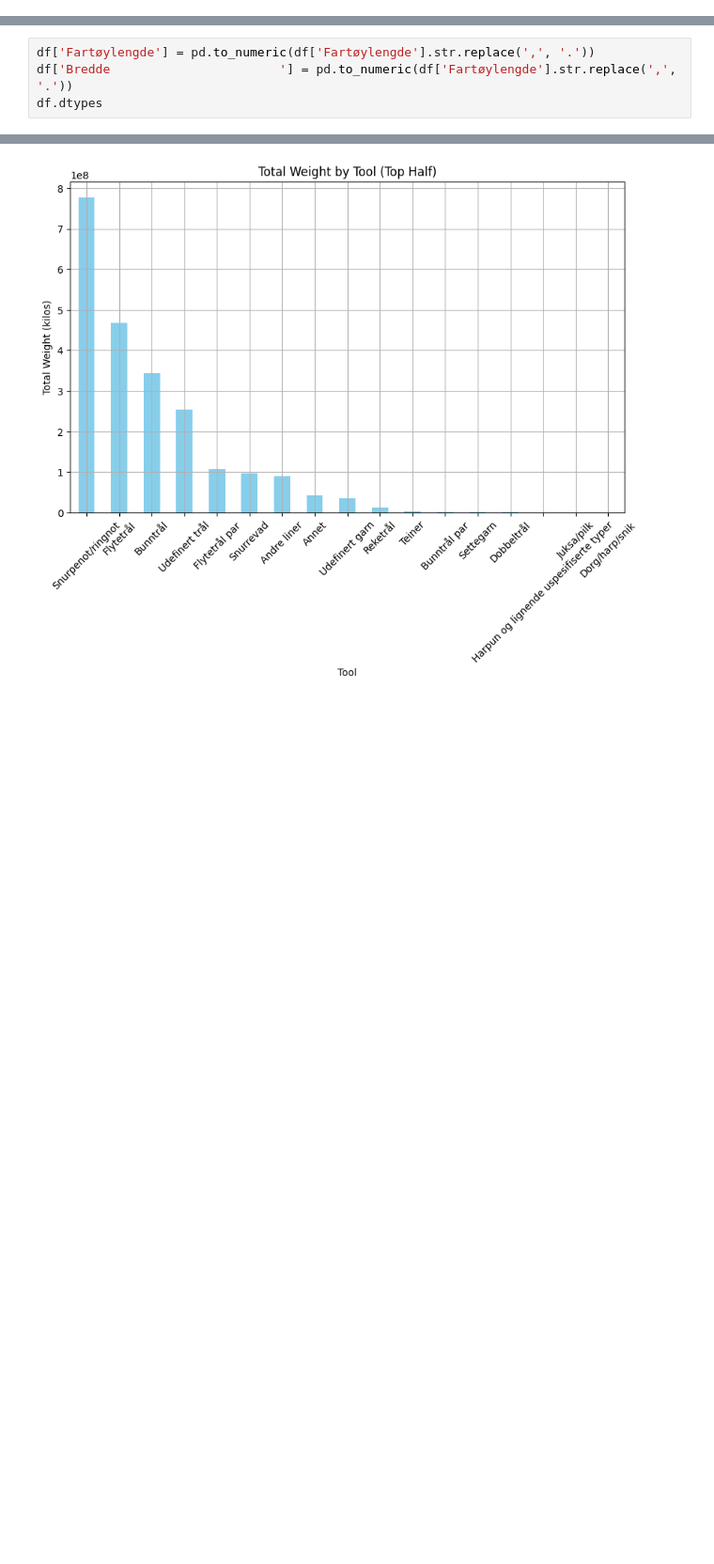
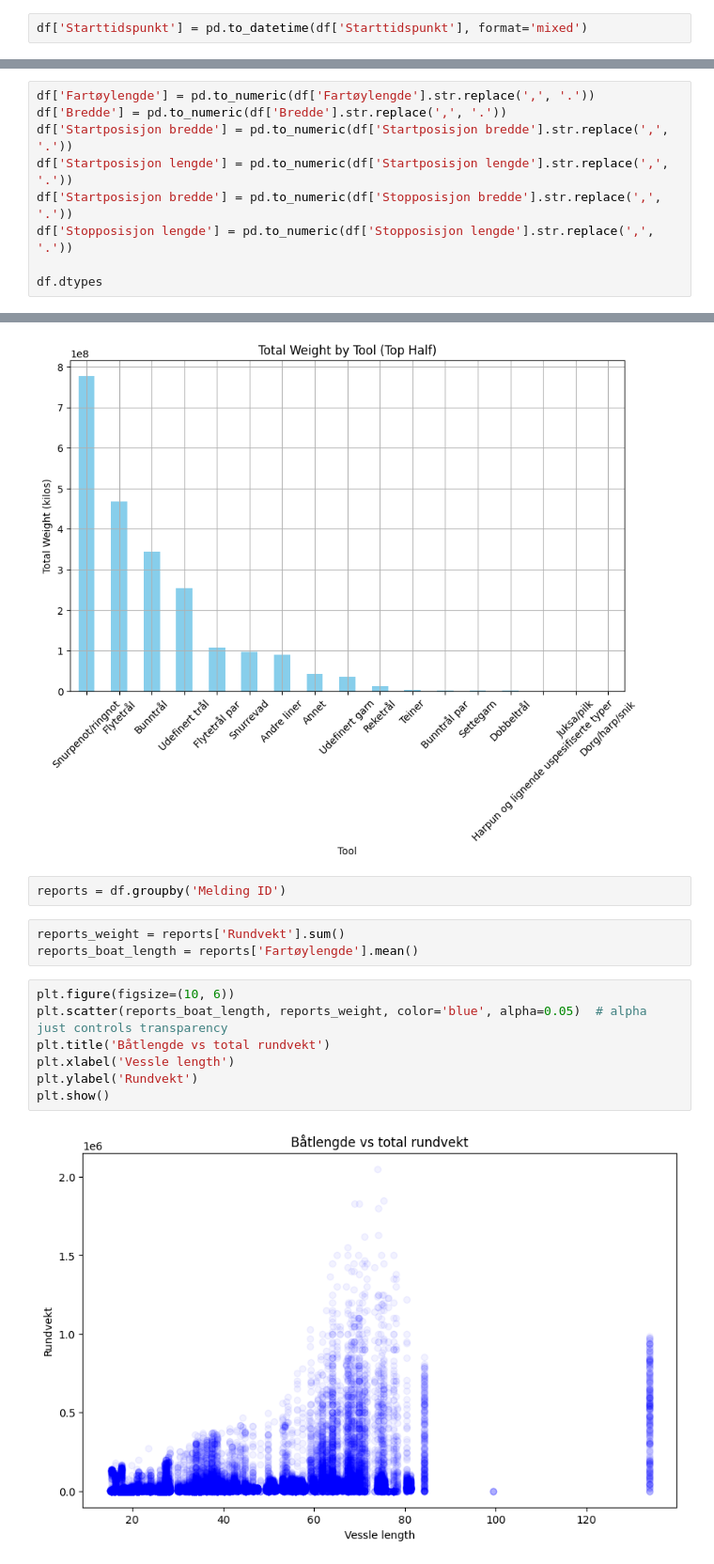
Before and after one commit to StaaleKarlstad/INFO284, a Jupyter notebook: Notebooks/catch_explore.ipynb, the cells around one changed output, grey strips where cells are left out. Shown at 94% size. Cells and saved outputs as stored; diff of their text form; blank space fills up the shorter version.

```diff
--- a/Notebooks/catch_explore.ipynb
+++ b/Notebooks/catch_explore.ipynb
@@ -45,6 +45,8 @@ Bruttotonnasje annen        float64
 Bredde                       object
 Fartøylengde                 object
 dtype: object
+# %%
+df['Starttidspunkt'] = pd.to_datetime(df['Starttidspunkt'], format='mixed')
 # %%
 unique = df['Fartøylengde'].unique()
 print(unique)
@@ -68,6 +70,11 @@ print(unique)
  '27,6' '38' '26,33' '20,98']
 # %%
 df['Fartøylengde'] = pd.to_numeric(df['Fartøylengde'].str.replace(',', '.'))
-df['Bredde                       '] = pd.to_numeric(df['Fartøylengde'].str.replace(',', '.'))
+df['Bredde'] = pd.to_numeric(df['Bredde'].str.replace(',', '.'))
+df['Startposisjon bredde'] = pd.to_numeric(df['Startposisjon bredde'].str.replace(',', '.'))
+df['Startposisjon lengde'] = pd.to_numeric(df['Startposisjon lengde'].str.replace(',', '.'))
+df['Startposisjon bredde'] = pd.to_numeric(df['Stopposisjon bredde'].str.replace(',', '.'))
+df['Stopposisjon lengde'] = pd.to_numeric(df['Stopposisjon lengde'].str.replace(',', '.'))
+
 df.dtypes
 # %% [output]
@@ -205,3 +212,17 @@ plt.grid(True)
 plt.show()
 # %% [output]
 [figure]
+# %%
+reports = df.groupby('Melding ID')
+# %%
+reports_weight = reports['Rundvekt'].sum()
+reports_boat_length = reports['Fartøylengde'].mean()
+# %%
+plt.figure(figsize=(10, 6))
+plt.scatter(reports_boat_length, reports_weight, color='blue', alpha=0.05)  # alpha just controls transparency
+plt.title('Båtlengde vs total rundvekt')
+plt.xlabel('Vessle length')
+plt.ylabel('Rundvekt')
+plt.show()
+# %% [output]
+[figure, added]
```
Also changed, not shown: parts of 9 cells of this notebook.
